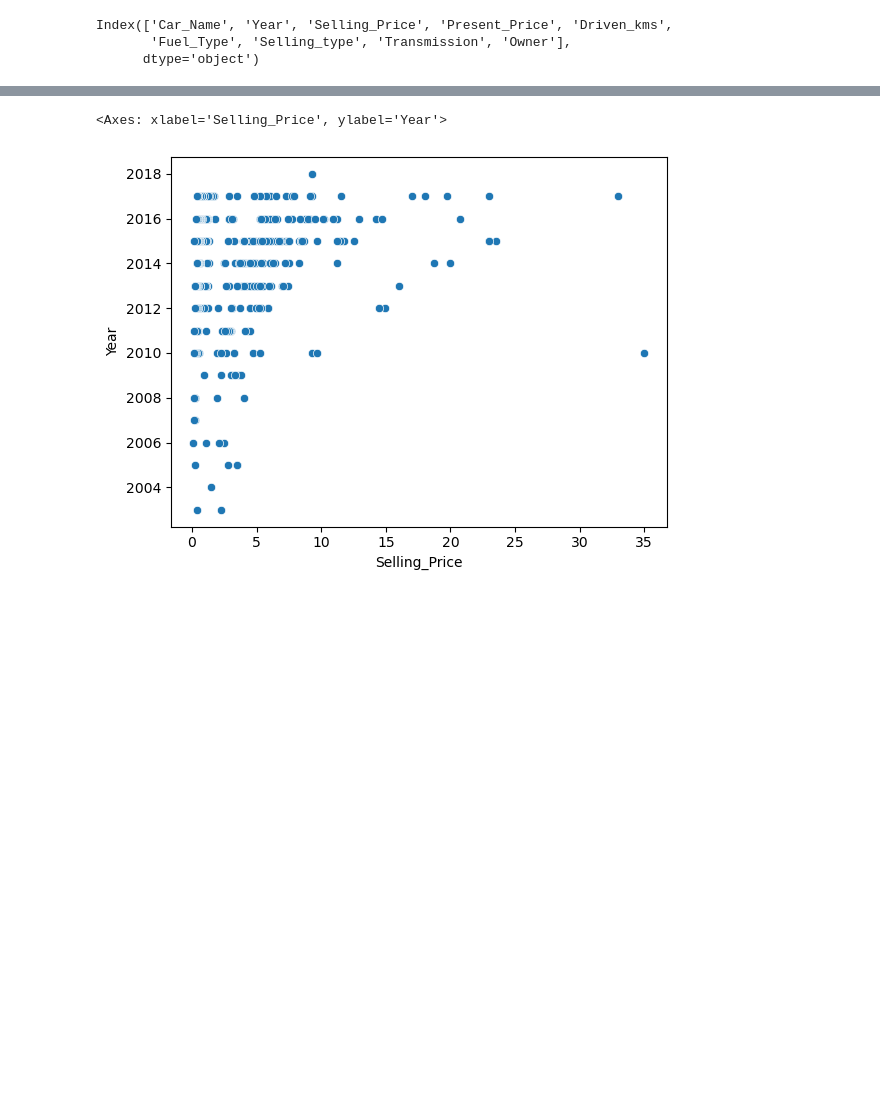
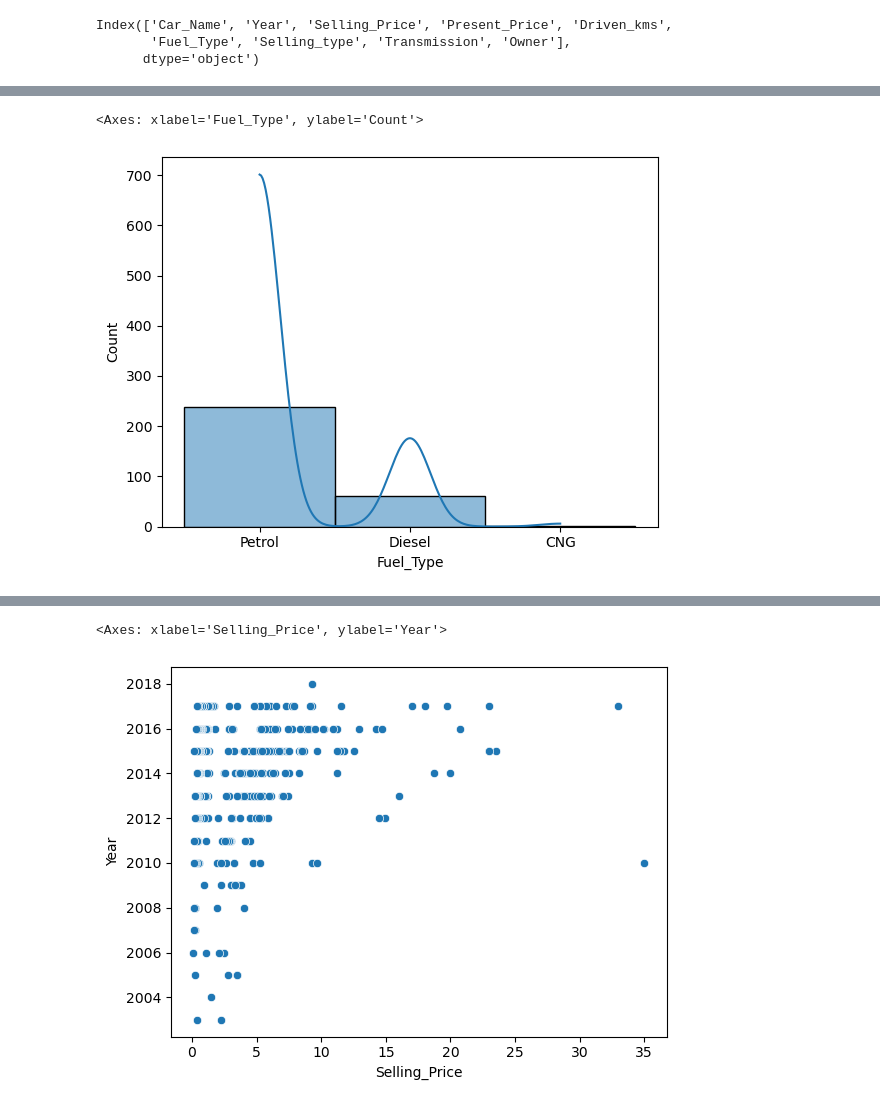
Before and after one commit to aumpanara-art/Car-Price-Prediction-with-M.L., a Jupyter notebook: Car-Prediction.ipynb, the cells around one changed output, grey strips where cells are left out. Drawn from its saved outputs; the diff is of its cells as text; code cells hidden in the pictures; blank space fills up the shorter version.

```diff
--- a/Car-Prediction.ipynb
+++ b/Car-Prediction.ipynb
@@ -107,0 +150,5 @@ Index(['Car_Name', 'Year', 'Selling_Price', 'Present_Price', 'Driven_kms',
+# %%
+sns.histplot(x=df['Fuel_Type'] , kde=True)
+# %% [output]
+<Axes: xlabel='Fuel_Type', ylabel='Count'>
+[figure, added]
```
Also changed, not shown: parts of 13 cells of this notebook.
